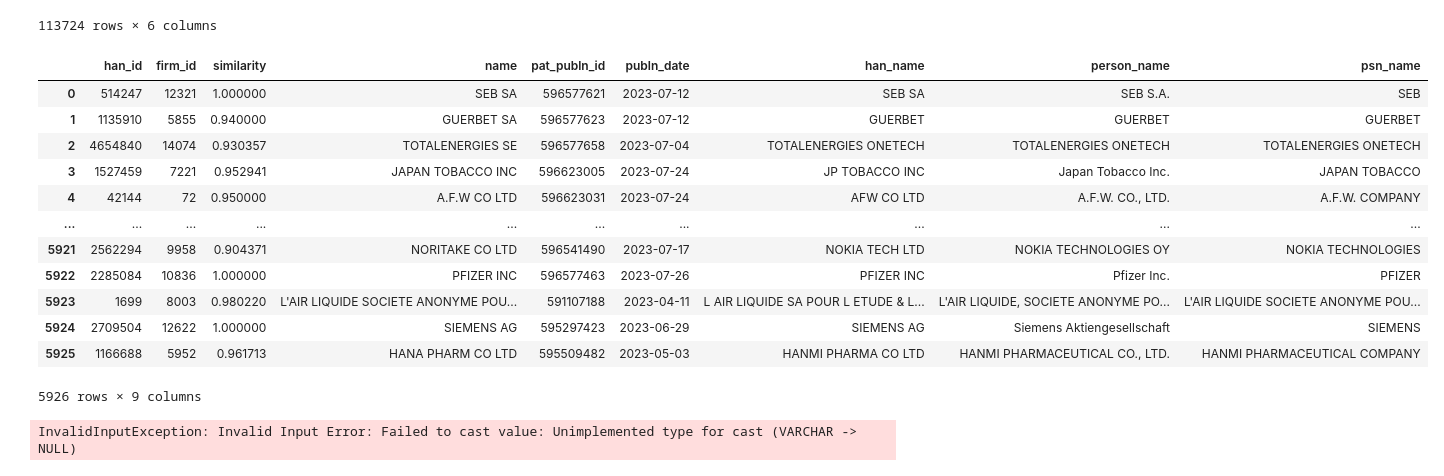
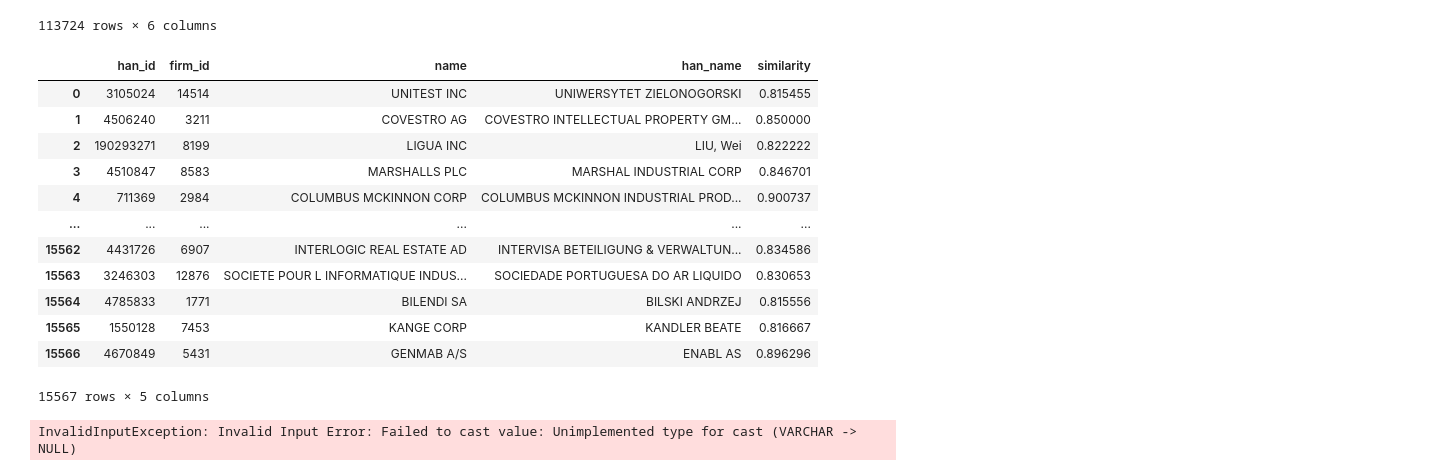
Before and after one commit to MarisLeander/patents_name_matching, a Jupyter notebook: notebooks/name_matching.ipynb, the cells around one changed output. Drawn from its saved outputs; the diff is of its cells as text; code cells hidden in the pictures.

Commit message:
#7 adjusted matching, so that we only macht each han_id once.

```diff
--- a/notebooks/name_matching.ipynb
+++ b/notebooks/name_matching.ipynb
@@ -373,26 +383,26 @@ con.sql("SELECT * FROM patstat_data").fetchdf()
 113724 rows × 6 columns
 # %%
 sql = """
-    SELECT * FROM patstat_firm_match
+    SELECT DISTINCT(han_id), firm_id, name, han_name, similarity FROM patstat_firm_match
     JOIN firm_names USING(firm_id)
     JOIN patstat_data USING(han_id)
-    WHERE similarity > 0.9
+    WHERE similarity > 0.8
     """
 con.execute(sql).fetchdf()
 # %% [output]
-|  | han_id | firm_id | similarity | name | pat_publn_id | publn_date | han_name | person_name | psn_name |
-| 0 | 514247 | 12321 | 1.000000 | SEB SA | 596577621 | 2023-07-12 | SEB SA | SEB S.A. | SEB |
-| 1 | 1135910 | 5855 | 0.940000 | GUERBET SA | 596577623 | 2023-07-12 | GUERBET | GUERBET | GUERBET |
-| 2 | 4654840 | 14074 | 0.930357 | TOTALENERGIES SE | 596577658 | 2023-07-04 | TOTALENERGIES ONETECH | TOTALENERGIES ONETECH | TOTALENERGIES ONETECH |
-| 3 | 1527459 | 7221 | 0.952941 | JAPAN TOBACCO INC | 596623005 | 2023-07-24 | JP TOBACCO INC | Japan Tobacco Inc. | JAPAN TOBACCO |
-| 4 | 42144 | 72 | 0.950000 | A.F.W CO LTD | 596623031 | 2023-07-24 | AFW CO LTD | A.F.W. CO., LTD. | A.F.W. COMPANY |
-| ... | ... | ... | ... | ... | ... | ... | ... | ... | ... |
-| 5921 | 2562294 | 9958 | 0.904371 | NORITAKE CO LTD | 596541490 | 2023-07-17 | NOKIA TECH LTD | NOKIA TECHNOLOGIES OY | NOKIA TECHNOLOGIES |
-| 5922 | 2285084 | 10836 | 1.000000 | PFIZER INC | 596577463 | 2023-07-26 | PFIZER INC | Pfizer Inc. | PFIZER |
-| 5923 | 1699 | 8003 | 0.980220 | L'AIR LIQUIDE SOCIETE ANONYME POU... | 591107188 | 2023-04-11 | L AIR LIQUIDE SA POUR L ETUDE & L... | L'AIR LIQUIDE, SOCIETE ANONYME PO... | L'AIR LIQUIDE SOCIETE ANONYME POU... |
-| 5924 | 2709504 | 12622 | 1.000000 | SIEMENS AG | 595297423 | 2023-06-29 | SIEMENS AG | Siemens Aktiengesellschaft | SIEMENS |
-| 5925 | 1166688 | 5952 | 0.961713 | HANA PHARM CO LTD | 595509482 | 2023-05-03 | HANMI PHARMA CO LTD | HANMI PHARMACEUTICAL CO., LTD. | HANMI PHARMACEUTICAL COMPANY |
+|  | han_id | firm_id | name | han_name | similarity |
+| 0 | 3105024 | 14514 | UNITEST INC | UNIWERSYTET ZIELONOGORSKI | 0.815455 |
+| 1 | 4506240 | 3211 | COVESTRO AG | COVESTRO INTELLECTUAL PROPERTY GM... | 0.850000 |
+| 2 | 190293271 | 8199 | LIGUA INC | LIU, Wei | 0.822222 |
+| 3 | 4510847 | 8583 | MARSHALLS PLC | MARSHAL INDUSTRIAL CORP | 0.846701 |
+| 4 | 711369 | 2984 | COLUMBUS MCKINNON CORP | COLUMBUS MCKINNON INDUSTRIAL PROD... | 0.900737 |
+| ... | ... | ... | ... | ... | ... |
+| 15562 | 4431726 | 6907 | INTERLOGIC REAL ESTATE AD | INTERVISA BETEILIGUNG & VERWALTUN... | 0.834586 |
+| 15563 | 3246303 | 12876 | SOCIETE POUR L INFORMATIQUE INDUS... | SOCIEDADE PORTUGUESA DO AR LIQUIDO | 0.830653 |
+| 15564 | 4785833 | 1771 | BILENDI SA | BILSKI ANDRZEJ | 0.815556 |
+| 15565 | 1550128 | 7453 | KANGE CORP | KANDLER BEATE | 0.816667 |
+| 15566 | 4670849 | 5431 | GENMAB A/S | ENABL AS | 0.896296 |
-5926 rows × 9 columns
+15567 rows × 5 columns
 # %%
 sql = """
     SELECT * FROM patstat_firm_match
```
Also changed, not shown: parts of 2 cells of this notebook.
